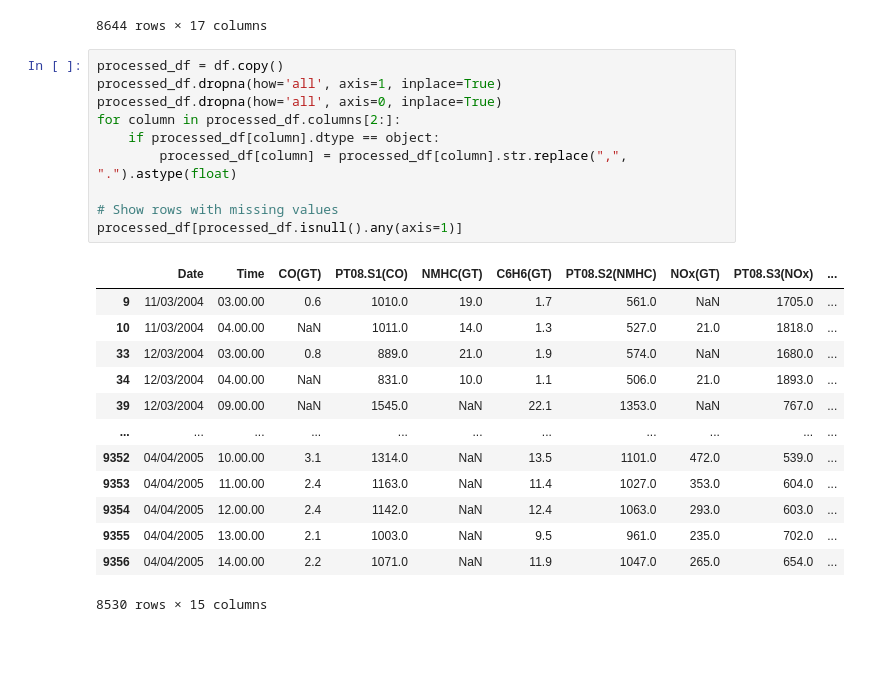
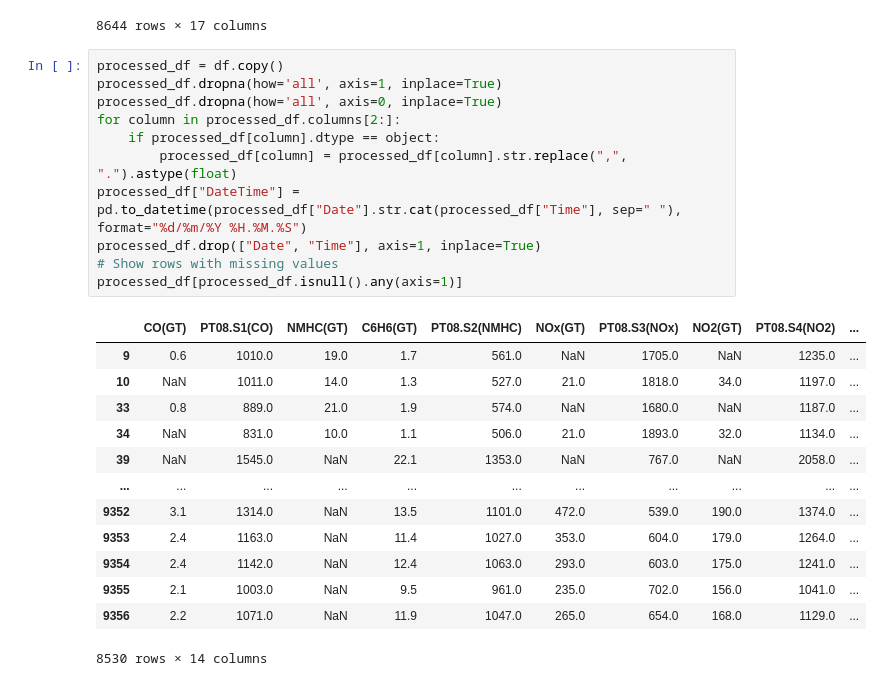
Before and after one commit to SilverJim/MachineLearningAssignments, a Jupyter notebook: Assignment1/CPSC_5616EL_A1_G8.ipynb, the cells around one changed output. Cells and saved outputs as stored; diff of their text form; blank space fills up the shorter version.

```diff
--- a/Assignment1/CPSC_5616EL_A1_G8.ipynb
+++ b/Assignment1/CPSC_5616EL_A1_G8.ipynb
@@ -50,24 +56,25 @@ df[df.loc[:,~df.columns.str.contains("Unnamed:")].isnull().any(axis=1)]
 # %%
 processed_df = df.copy()
 processed_df.dropna(how='all', axis=1, inplace=True)
 processed_df.dropna(how='all', axis=0, inplace=True)
 for column in processed_df.columns[2:]:
     if processed_df[column].dtype == object:
         processed_df[column] = processed_df[column].str.replace(",", ".").astype(float)
-
+processed_df["DateTime"] = pd.to_datetime(processed_df["Date"].str.cat(processed_df["Time"], sep=" "), format="%d/%m/%Y %H.%M.%S")
+processed_df.drop(["Date", "Time"], axis=1, inplace=True)
 # Show rows with missing values
 processed_df[processed_df.isnull().any(axis=1)]
 # %% [output]
-|  | Date | Time | CO(GT) | PT08.S1(CO) | NMHC(GT) | C6H6(GT) | PT08.S2(NMHC) | NOx(GT) | PT08.S3(NOx) | ... |
-| 9 | 11/03/2004 | 03.00.00 | 0.6 | 1010.0 | 19.0 | 1.7 | 561.0 | NaN | 1705.0 | ... |
-| 10 | 11/03/2004 | 04.00.00 | NaN | 1011.0 | 14.0 | 1.3 | 527.0 | 21.0 | 1818.0 | ... |
-| 33 | 12/03/2004 | 03.00.00 | 0.8 | 889.0 | 21.0 | 1.9 | 574.0 | NaN | 1680.0 | ... |
-| 34 | 12/03/2004 | 04.00.00 | NaN | 831.0 | 10.0 | 1.1 | 506.0 | 21.0 | 1893.0 | ... |
-| 39 | 12/03/2004 | 09.00.00 | NaN | 1545.0 | NaN | 22.1 | 1353.0 | NaN | 767.0 | ... |
+|  | CO(GT) | PT08.S1(CO) | NMHC(GT) | C6H6(GT) | PT08.S2(NMHC) | NOx(GT) | PT08.S3(NOx) | NO2(GT) | PT08.S4(NO2) | ... |
+| 9 | 0.6 | 1010.0 | 19.0 | 1.7 | 561.0 | NaN | 1705.0 | NaN | 1235.0 | ... |
+| 10 | NaN | 1011.0 | 14.0 | 1.3 | 527.0 | 21.0 | 1818.0 | 34.0 | 1197.0 | ... |
+| 33 | 0.8 | 889.0 | 21.0 | 1.9 | 574.0 | NaN | 1680.0 | NaN | 1187.0 | ... |
+| 34 | NaN | 831.0 | 10.0 | 1.1 | 506.0 | 21.0 | 1893.0 | 32.0 | 1134.0 | ... |
+| 39 | NaN | 1545.0 | NaN | 22.1 | 1353.0 | NaN | 767.0 | NaN | 2058.0 | ... |
 | ... | ... | ... | ... | ... | ... | ... | ... | ... | ... | ... |
-| 9352 | 04/04/2005 | 10.00.00 | 3.1 | 1314.0 | NaN | 13.5 | 1101.0 | 472.0 | 539.0 | ... |
-| 9353 | 04/04/2005 | 11.00.00 | 2.4 | 1163.0 | NaN | 11.4 | 1027.0 | 353.0 | 604.0 | ... |
-| 9354 | 04/04/2005 | 12.00.00 | 2.4 | 1142.0 | NaN | 12.4 | 1063.0 | 293.0 | 603.0 | ... |
-| 9355 | 04/04/2005 | 13.00.00 | 2.1 | 1003.0 | NaN | 9.5 | 961.0 | 235.0 | 702.0 | ... |
-| 9356 | 04/04/2005 | 14.00.00 | 2.2 | 1071.0 | NaN | 11.9 | 1047.0 | 265.0 | 654.0 | ... |
+| 9352 | 3.1 | 1314.0 | NaN | 13.5 | 1101.0 | 472.0 | 539.0 | 190.0 | 1374.0 | ... |
+| 9353 | 2.4 | 1163.0 | NaN | 11.4 | 1027.0 | 353.0 | 604.0 | 179.0 | 1264.0 | ... |
+| 9354 | 2.4 | 1142.0 | NaN | 12.4 | 1063.0 | 293.0 | 603.0 | 175.0 | 1241.0 | ... |
+| 9355 | 2.1 | 1003.0 | NaN | 9.5 | 961.0 | 235.0 | 702.0 | 156.0 | 1041.0 | ... |
+| 9356 | 2.2 | 1071.0 | NaN | 11.9 | 1047.0 | 265.0 | 654.0 | 168.0 | 1129.0 | ... |
-8530 rows × 15 columns
+8530 rows × 14 columns
```
Also changed, not shown: parts of 8 cells of this notebook.
